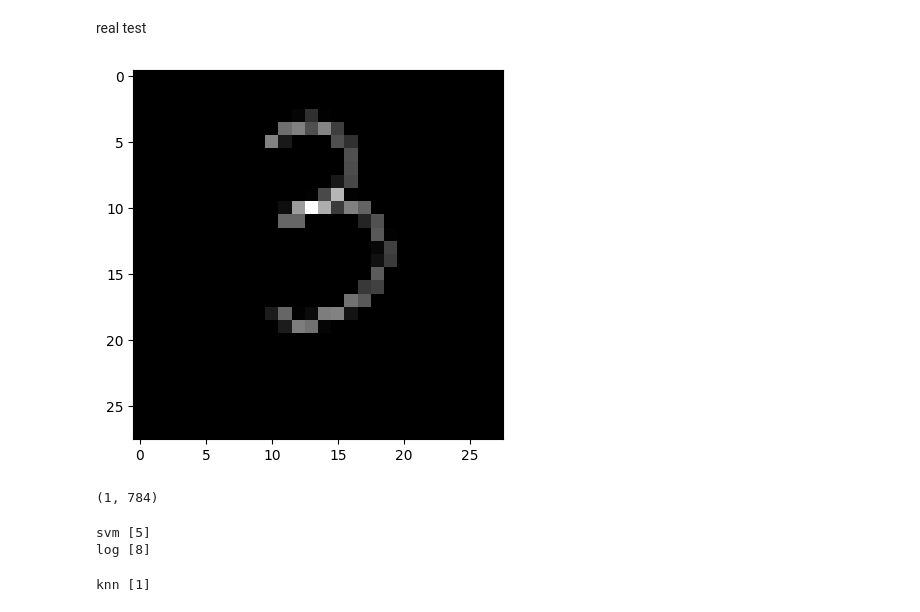
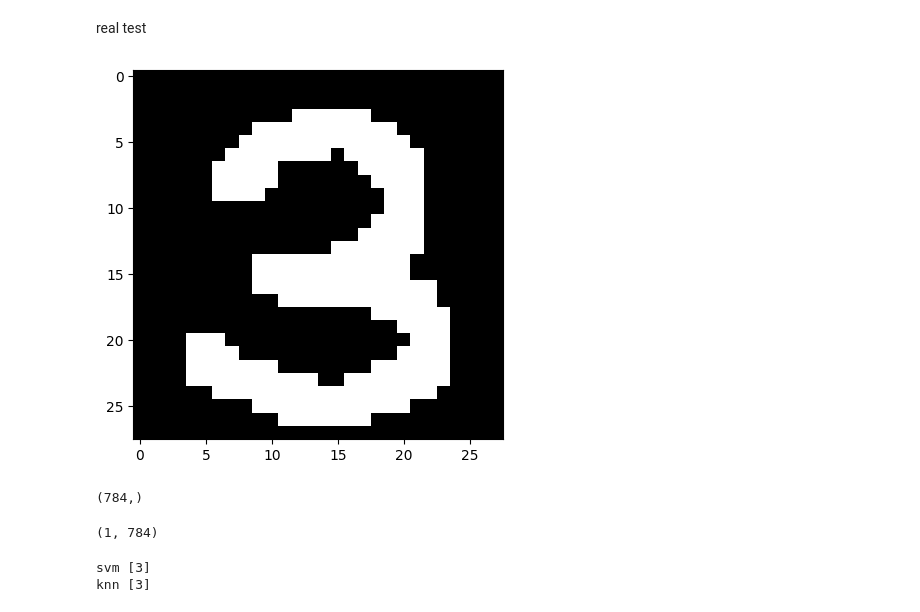
Before and after one commit to SinaShakoori/Handwritten-Digit-Classification-MNIST-, a Jupyter notebook: main.ipynb, the cells around one changed output. Cells and saved outputs as stored; diff of their text form; code cells hidden in the pictures.

```diff
--- a/main.ipynb
+++ b/main.ipynb
@@ -185,30 +145,26 @@ real test
 # %%
 import cv2
 img = cv2.imread("test.png", cv2.IMREAD_GRAYSCALE)
 img = 255 - img
-img =cv2.resize(img,(28,28),interpolation=cv2.INTER_AREA)
 plt.imshow(img,cmap="gray")
 plt.show()
 # %% [output]
-[figure, old version]
+[figure, new version]
 # %%
-
 img=img.flatten()
-img = img.reshape(1, -1)
+img.shape
+# %% [output]
+(784,)
+# %%
+img = img.reshape(1, -1)
+img.shape
+# %% [output]
+(1, 784)
 # %%
-img = pd.DataFrame([[0]*784], columns=X.columns)
-
-img.shape
+img = pd.DataFrame(img, columns=X.columns)
-# %% [output]
-(1, 784)
 # %%
-
 print("svm",model.predict(img))
-
-print("log",log_model.predict(img))
-
 print("knn",knn_model.predict(img))
 # %% [output]
-svm [5]
-log [8]
+svm [3]
+knn [3]
-knn [1]
```
Also changed, not shown: parts of 11 cells of this notebook, 1 other file.
